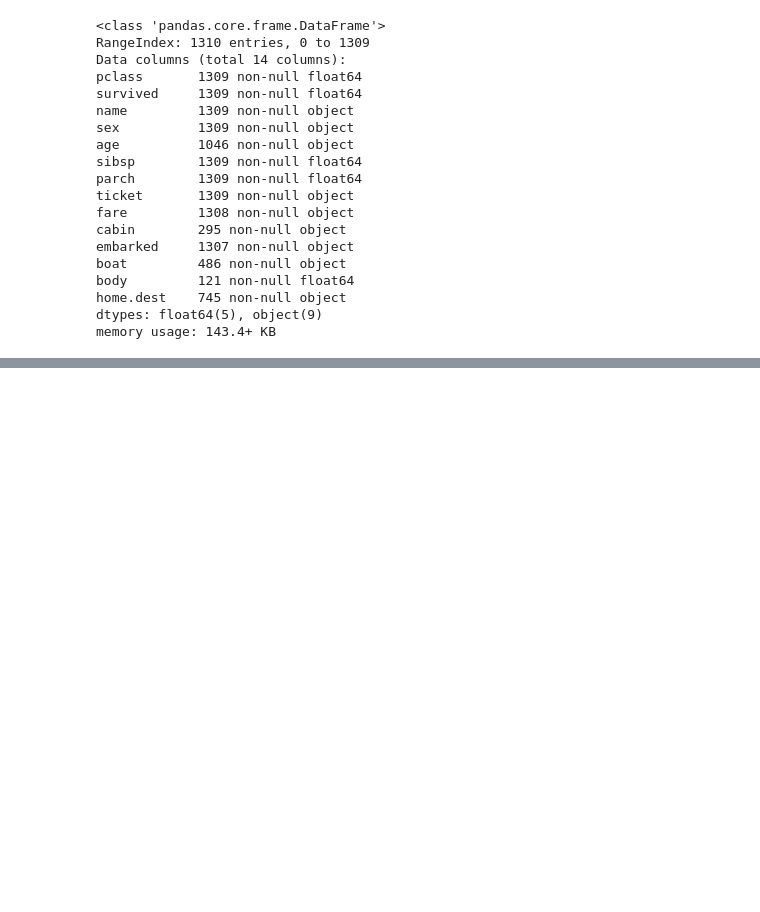
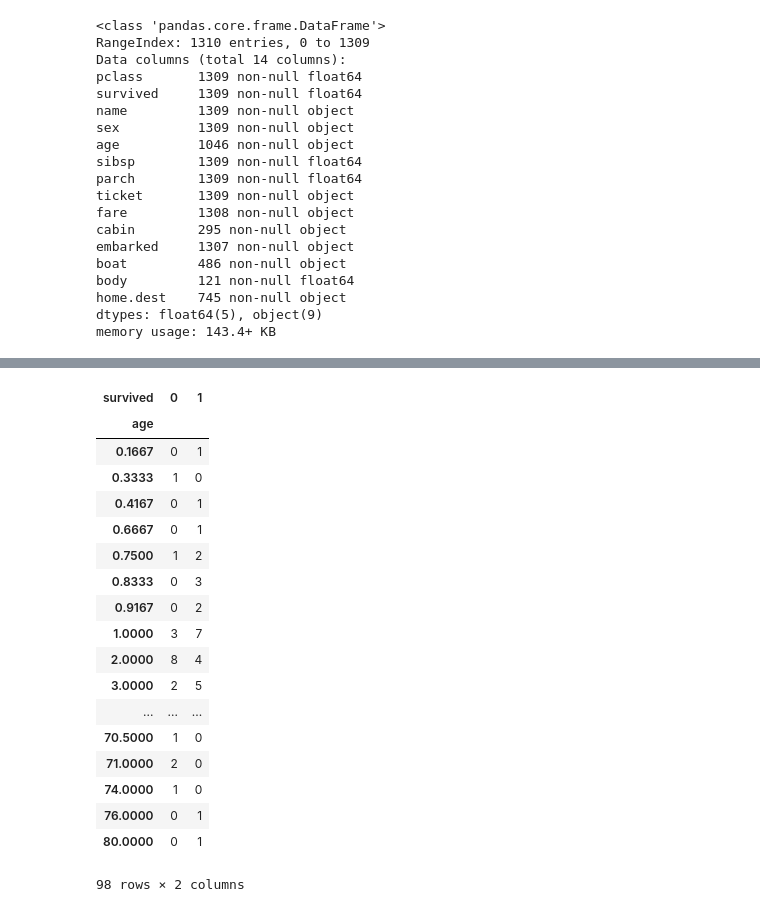
Before and after one commit to eur-nl/bootcamps, a Jupyter notebook: faector_bc/02_pandas_titanic.ipynb, the cells around one changed output, grey strips where cells are left out. Saved outputs shown, nothing was run; the diff lists cells and outputs as text; code cells hidden in the pictures; blank space fills up the shorter version.

```diff
--- a/faector_bc/02_pandas_titanic.ipynb
+++ b/faector_bc/02_pandas_titanic.ipynb
@@ -108,0 +231,22 @@ Let's look at the survivors. We know that 38% of the passengers survived the dis
+# %%
+pd.crosstab(df_titanic.age, df_titanic.survived)
+# %% [output]
+| survived | 0 | 1 |
+| age |  |  |
+| 0.1667 | 0 | 1 |
+| 0.3333 | 1 | 0 |
+| 0.4167 | 0 | 1 |
+| 0.6667 | 0 | 1 |
+| 0.7500 | 1 | 2 |
+| 0.8333 | 0 | 3 |
+| 0.9167 | 0 | 2 |
+| 1.0000 | 3 | 7 |
+| 2.0000 | 8 | 4 |
+| 3.0000 | 2 | 5 |
+| ... | ... | ... |
+| 70.5000 | 1 | 0 |
+| 71.0000 | 2 | 0 |
+| 74.0000 | 1 | 0 |
+| 76.0000 | 0 | 1 |
+| 80.0000 | 0 | 1 |
+98 rows × 2 columns
```
Also changed, not shown: parts of 20 cells of this notebook, 2 other files.
